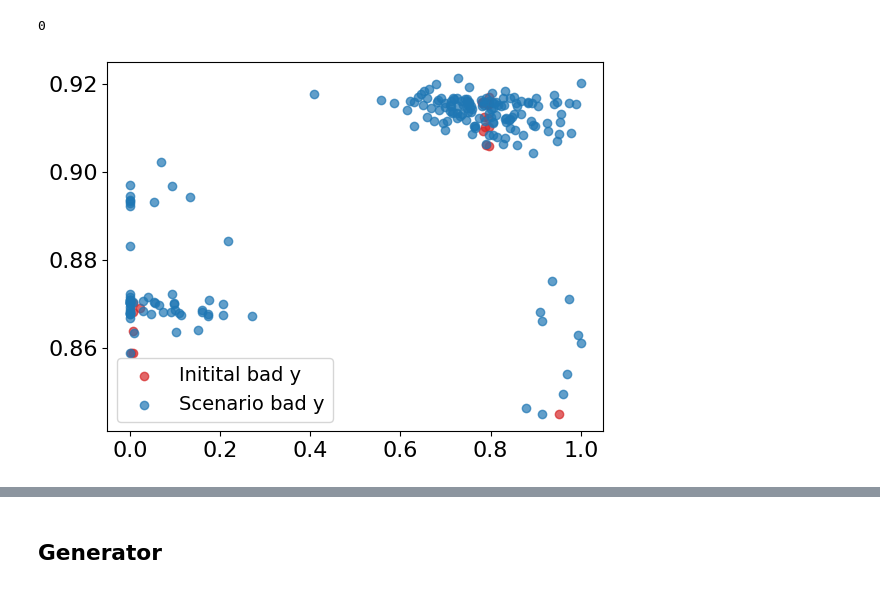
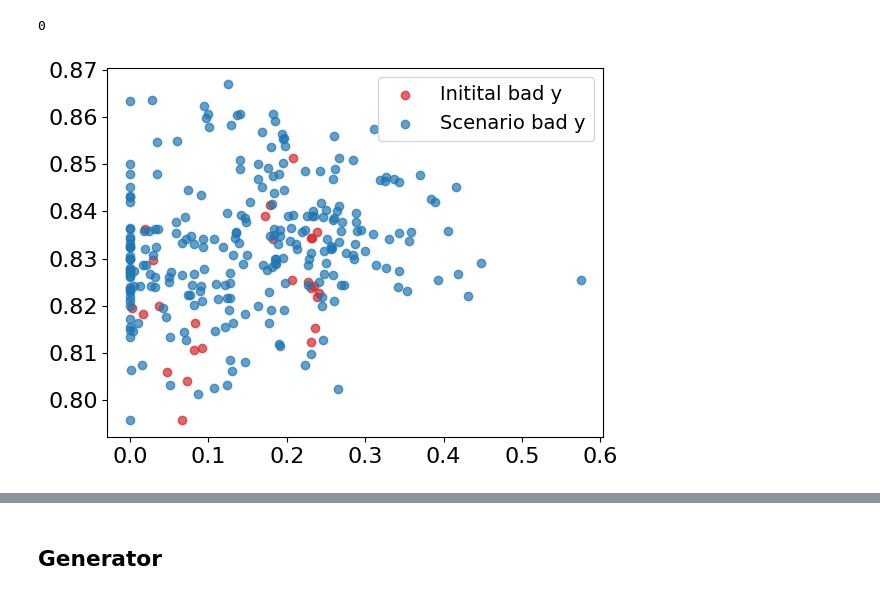
Before and after one commit to osa-bot/Benchmarking, a Jupyter notebook: Model.ipynb, the cells around one changed output, grey strips where cells are left out. Saved outputs shown, nothing was run; the diff lists cells and outputs as text; code cells hidden in the pictures.

```diff
--- a/Model.ipynb
+++ b/Model.ipynb
@@ -174,3 +260,3 @@ LinearRegression()
 # %%
-new_reg_model = XGBRegressor()
-new_reg_model.fit(X_train, y_train)
+# new_reg_model = XGBRegressor()
+# new_reg_model.fit(X_train, y_train)
@@ -212,7 +276,7 @@ def select_bad_examples(X: pd.DataFrame, y: pd.DataFrame, predictions: np.array,
 
     return bad_X, bad_y
 # %%
-bad_X, bad_y = select_bad_examples(X_test, y_test, xgb_pred, 0.1)
+bad_X, bad_y = select_bad_examples(X_test, y_test, baseline_prediction, 0.1)
 # %%
 # idx_bad = np.where(np.abs(y_test.values - xgb_pred) > 0.05)[0]
 # bad_y = y_test.iloc[idx_bad]
@@ -242,7 +303,9 @@ import random
 # %%
-low = [0.0] * 10
-up = [1.0] * 10
-num1_copy = [0.3, 0.4, 0.4, 0.5, 0.1]
-num2_copy = [0.1, 0.1, 0.8, 0.8, 0.9]
+# low = [0.0] * 10
+# up = [1.0] * 10
+# num1_copy = [0.3, 0.4, 0.4, 0.5, 0.1]
+# num2_copy = [0.1, 0.1, 0.8, 0.8, 0.9]
 
-tools.cxTwoPoint(num1_copy, num2_copy)
+# tools.cxTwoPoint(num1_copy, num2_copy)
+# tools.cxUniform(num1_copy, num2_copy, indpb= 0.4)
+# tools.cxUniform([0, 0, 1], [1, 0, 0], indpb= 0.4)
@@ -582,7 +635,7 @@ def main(target_direction, y_target):
 steps = tqdm(range(len(bad_X)))
 best_individuals = []
 bad_y_sc_arr = []
-prediction_exp = xgb.predict(bad_X)
+prediction_exp = baseline_model.predict(bad_X)
 
 for i in range(10):
     bad_y_scenario = np.maximum(0.0, np.minimum(bad_y + np.random.normal(0, 0.1, (len(bad_y), 1)), 1.0))
@@ -590,7 +643,7 @@ for i in range(10):
 
     for i in steps:
         def eval_func(individual, y_target, linear_coefs, weights, target_direction, bonus_factor = 0.9):
-            prediction = xgb.predict([individual])
+            prediction = baseline_model.predict([individual])
             error = 0.5 * (prediction[0] - y_target.values[i])**2 - np.mean( (individual - bad_X.values[i])**2 )
             # bonus = 0
             # for k, val in enumerate(individual):
@@ -623,13 +676,13 @@ for i in range(10):
 bad_y_sc_arr = np.hstack(bad_y_sc_arr)
 best_individuals = np.array(best_individuals)
 # %%
-plt.scatter(bad_y, xgb.predict(bad_X), alpha=0.7, label='Initital bad y', color='tab:red')
-plt.scatter(bad_y_sc_arr, xgb.predict(best_individuals), alpha=0.7, label='Scenario bad y', color='tab:blue')
+plt.scatter(bad_y, baseline_model.predict(bad_X), alpha=0.7, label='Initital bad y', color='tab:red')
+plt.scatter(bad_y_sc_arr, baseline_model.predict(best_individuals), alpha=0.7, label='Scenario bad y', color='tab:blue')
 
 plt.legend()
 plt.show()
 # %% [output]
-[figure, old version]
+[figure, new version]
 # %%
 plt.scatter(X_ex.iloc[:, 0], X_ex.iloc[:, 1], alpha=0.6)
 plt.scatter(best_individuals[:, 0], best_individuals[:, 1], color='green', alpha=0.6)
```
Also changed, not shown: parts of 35 cells of this notebook.
